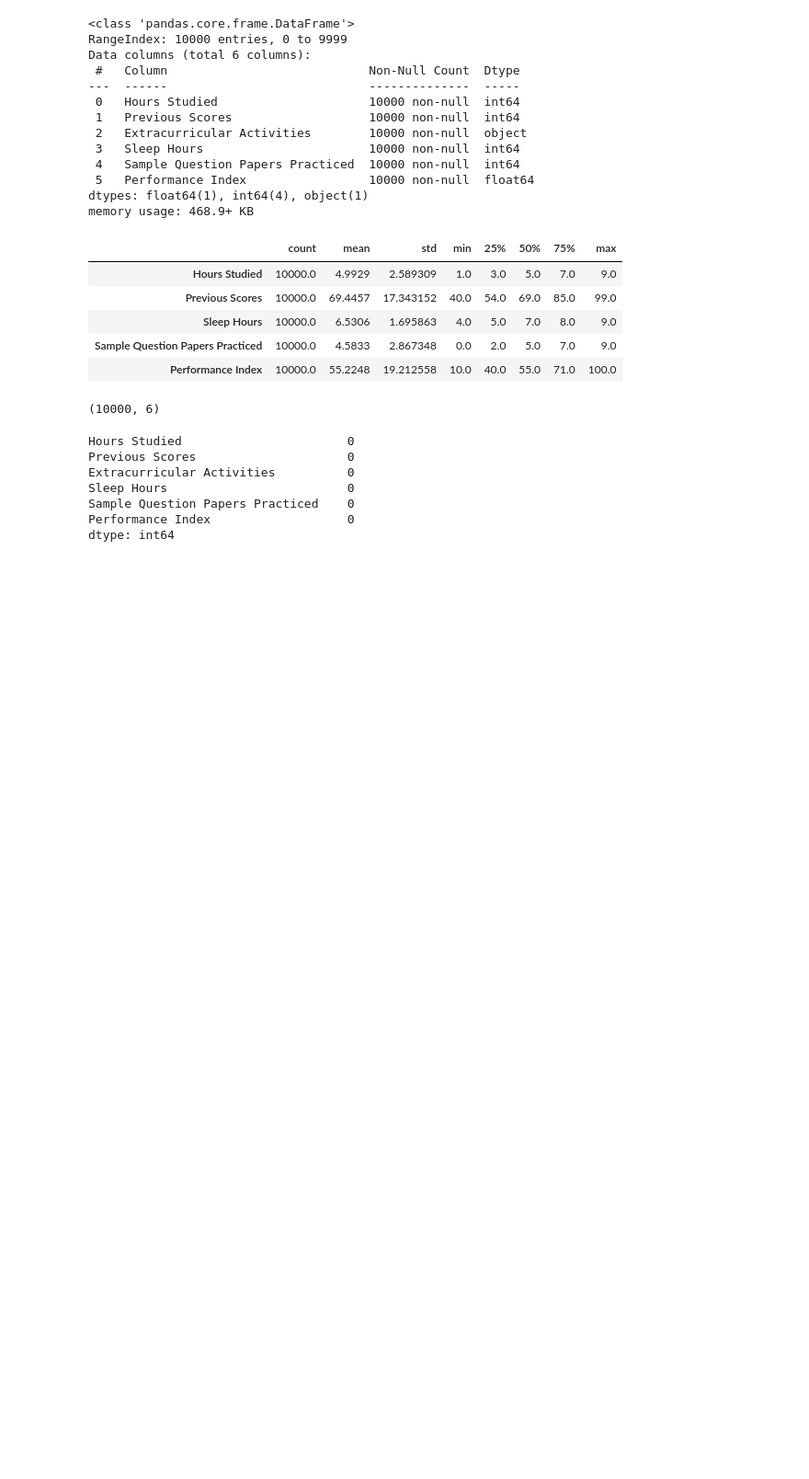
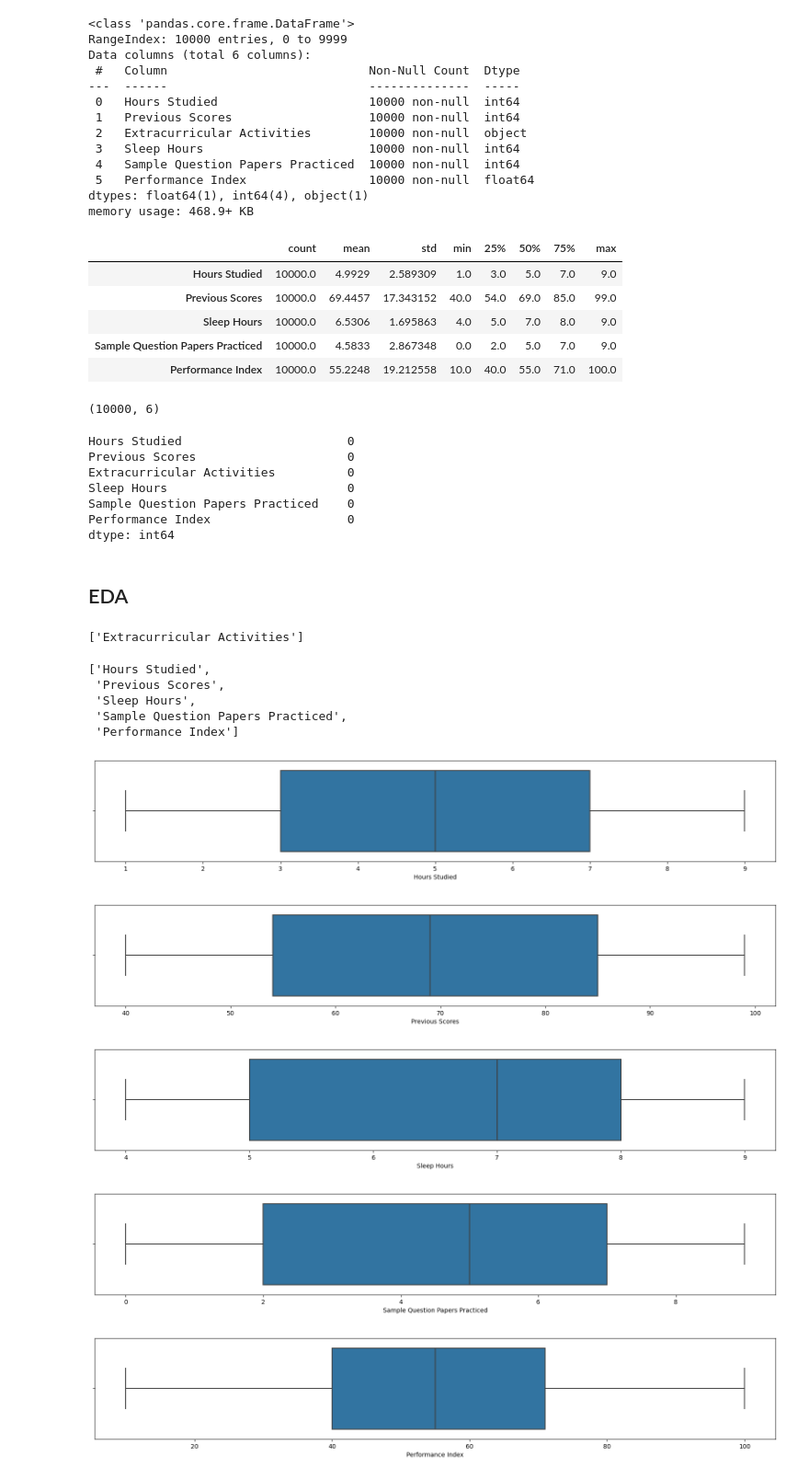
Before and after one commit to Marcos-Verdi/DA_Reg_studentPerformance, a Jupyter notebook: student_performance_analysis.ipynb, the cells around one changed output. Shown at 92% size. Drawn from its saved outputs; the diff is of its cells as text; code cells hidden in the pictures; blank space fills up the shorter version.

```diff
--- a/student_performance_analysis.ipynb
+++ b/student_performance_analysis.ipynb
@@ -52,3 +52,36 @@ Sleep Hours                         0
 Sample Question Papers Practiced    0
 Performance Index                   0
 dtype: int64
+# %% [markdown]
+## EDA
+# %%
+cat_cols = []
+num_cols = []
+# %%
+for col in df.columns:
+    if df[col].dtype == 'object':
+        cat_cols.append(col)
+    else:
+        num_cols.append(col)
+# %%
+cat_cols
+# %% [output]
+['Extracurricular Activities']
+# %%
+num_cols
+# %% [output]
+['Hours Studied',
+ 'Previous Scores',
+ 'Sleep Hours',
+ 'Sample Question Papers Practiced',
+ 'Performance Index']
+# %%
+for col in num_cols:
+    plt.figure(figsize=(20,3))
+    sns.boxplot(x=df[col])
+# %% [output]
+[figure, added]
+[figure, added]
+[figure, added]
+[figure, added]
+[figure, added]
```
Also changed, not shown: parts of 12 cells of this notebook.
